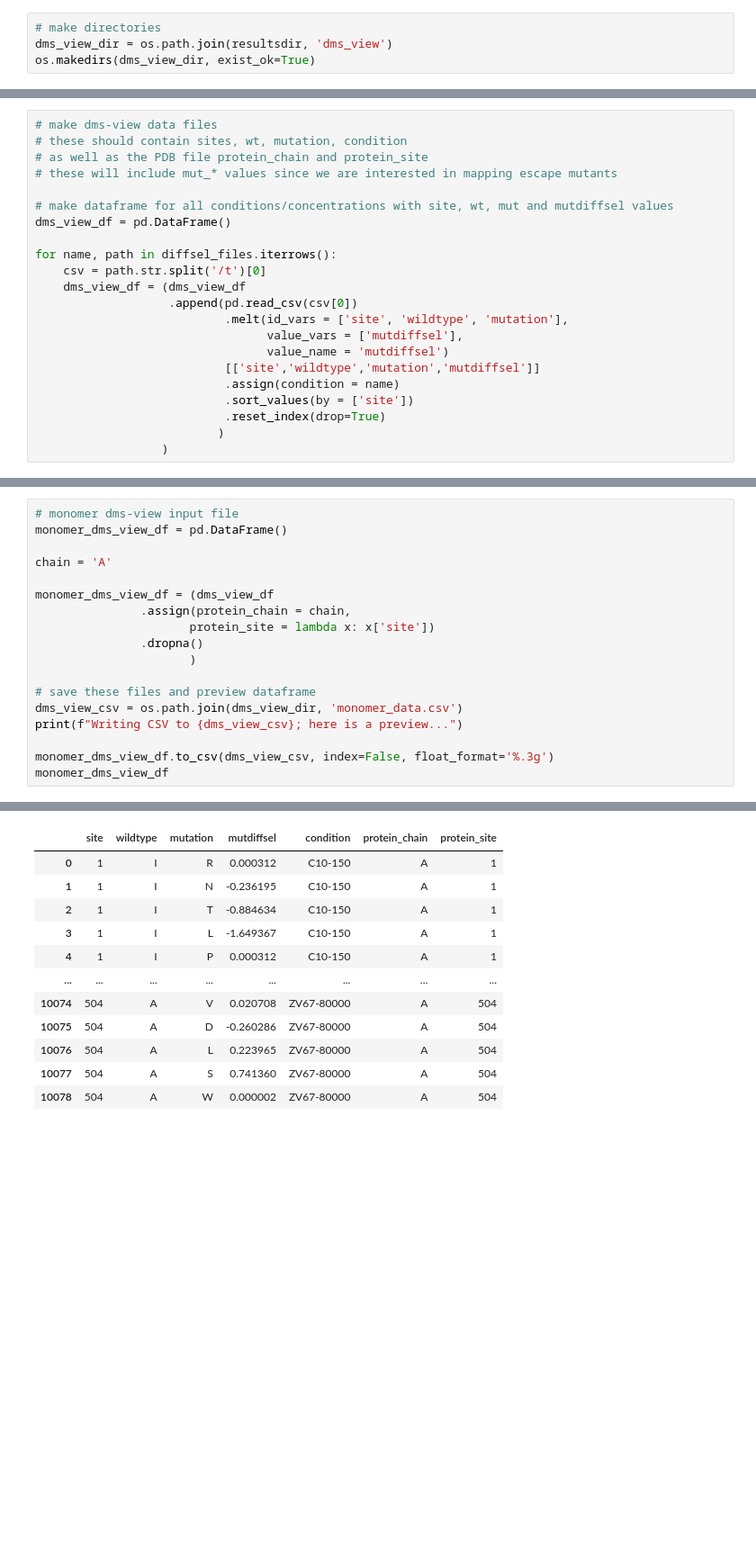
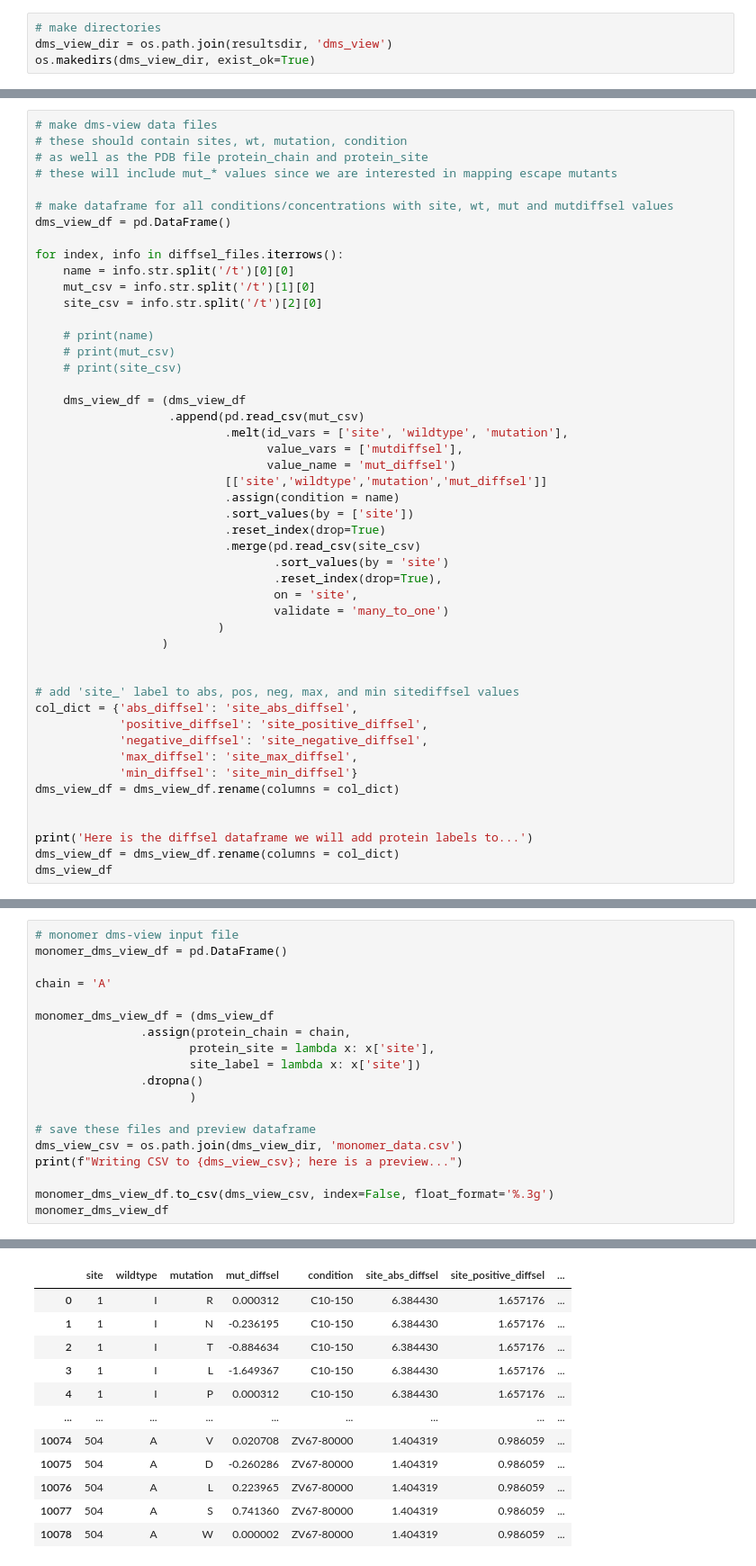
Before and after one commit to jbloomlab/ZIKV_MAP_GooLab, a Jupyter notebook: selections_analysis.ipynb, the cells around one changed output, grey strips where cells are left out. Shown at 90% size. Cells and saved outputs as stored; diff of their text form; blank space fills up the shorter version.

Commit message:
updated with correct site_ labels for dms-view

```diff
--- a/selections_analysis.ipynb
+++ b/selections_analysis.ipynb
@@ -406,16 +418,42 @@ diffsel_files
 # make dataframe for all conditions/concentrations with site, wt, mut and mutdiffsel values
 dms_view_df = pd.DataFrame()
 
-for name, path in diffsel_files.iterrows():
-    csv = path.str.split('/t')[0]
+for index, info in diffsel_files.iterrows():
+    name = info.str.split('/t')[0][0]
+    mut_csv = info.str.split('/t')[1][0]
+    site_csv = info.str.split('/t')[2][0]
+
+    # print(name)
+    # print(mut_csv)
+    # print(site_csv)
+
     dms_view_df = (dms_view_df
-                   .append(pd.read_csv(csv[0])
+                   .append(pd.read_csv(mut_csv)
                            .melt(id_vars = ['site', 'wildtype', 'mutation'],
                                  value_vars = ['mutdiffsel'],
-                                 value_name = 'mutdiffsel')
-                           [['site','wildtype','mutation','mutdiffsel']]
+                                 value_name = 'mut_diffsel')
+                           [['site','wildtype','mutation','mut_diffsel']]
                            .assign(condition = name)
                            .sort_values(by = ['site'])
                            .reset_index(drop=True)
+                           .merge(pd.read_csv(site_csv)
+                                  .sort_values(by = 'site')
+                                  .reset_index(drop=True),
+                                  on = 'site',
+                                  validate = 'many_to_one')
                           )
                   )
+
+
+# add 'site_' label to abs, pos, neg, max, and min sitediffsel values
+col_dict = {'abs_diffsel': 'site_abs_diffsel',
+            'positive_diffsel': 'site_positive_diffsel',
+            'negative_diffsel': 'site_negative_diffsel',
+            'max_diffsel': 'site_max_diffsel',
+            'min_diffsel': 'site_min_diffsel'}
+dms_view_df = dms_view_df.rename(columns = col_dict)
+
+
+print('Here is the diffsel dataframe we will add protein labels to...')
+dms_view_df = dms_view_df.rename(columns = col_dict)
+dms_view_df
@@ -422,32 +475,33 @@ for name, path in diffsel_files.iterrows():
 # %%
 # monomer dms-view input file
 monomer_dms_view_df = pd.DataFrame()
 
 chain = 'A'
 
 monomer_dms_view_df = (dms_view_df
                .assign(protein_chain = chain,
-                      protein_site = lambda x: x['site'])
+                      protein_site = lambda x: x['site'],
+                      site_label = lambda x: x['site'])
                .dropna()
                       )
 
 # save these files and preview dataframe
 dms_view_csv = os.path.join(dms_view_dir, 'monomer_data.csv')
 print(f"Writing CSV to {dms_view_csv}; here is a preview...")
 
 monomer_dms_view_df.to_csv(dms_view_csv, index=False, float_format='%.3g')
 monomer_dms_view_df
 # %% [output]
 Writing CSV to ./results/dms_view/monomer_data.csv; here is a preview...
-|  | site | wildtype | mutation | mutdiffsel | condition | protein_chain | protein_site |
-| 0 | 1 | I | R | 0.000312 | C10-150 | A | 1 |
-| 1 | 1 | I | N | -0.236195 | C10-150 | A | 1 |
-| 2 | 1 | I | T | -0.884634 | C10-150 | A | 1 |
-| 3 | 1 | I | L | -1.649367 | C10-150 | A | 1 |
-| 4 | 1 | I | P | 0.000312 | C10-150 | A | 1 |
-| ... | ... | ... | ... | ... | ... | ... | ... |
-| 10074 | 504 | A | V | 0.020708 | ZV67-80000 | A | 504 |
-| 10075 | 504 | A | D | -0.260286 | ZV67-80000 | A | 504 |
-| 10076 | 504 | A | L | 0.223965 | ZV67-80000 | A | 504 |
-| 10077 | 504 | A | S | 0.741360 | ZV67-80000 | A | 504 |
-| 10078 | 504 | A | W | 0.000002 | ZV67-80000 | A | 504 |
+|  | site | wildtype | mutation | mut_diffsel | condition | site_abs_diffsel | site_positive_diffsel | ... |
+| 0 | 1 | I | R | 0.000312 | C10-150 | 6.384430 | 1.657176 | ... |
+| 1 | 1 | I | N | -0.236195 | C10-150 | 6.384430 | 1.657176 | ... |
+| 2 | 1 | I | T | -0.884634 | C10-150 | 6.384430 | 1.657176 | ... |
+| 3 | 1 | I | L | -1.649367 | C10-150 | 6.384430 | 1.657176 | ... |
+| 4 | 1 | I | P | 0.000312 | C10-150 | 6.384430 | 1.657176 | ... |
+| ... | ... | ... | ... | ... | ... | ... | ... | ... |
+| 10074 | 504 | A | V | 0.020708 | ZV67-80000 | 1.404319 | 0.986059 | ... |
+| 10075 | 504 | A | D | -0.260286 | ZV67-80000 | 1.404319 | 0.986059 | ... |
+| 10076 | 504 | A | L | 0.223965 | ZV67-80000 | 1.404319 | 0.986059 | ... |
+| 10077 | 504 | A | S | 0.741360 | ZV67-80000 | 1.404319 | 0.986059 | ... |
+| 10078 | 504 | A | W | 0.000002 | ZV67-80000 | 1.404319 | 0.986059 | ... |
```
Also changed, not shown: parts of 5 cells of this notebook, 2 other files.
